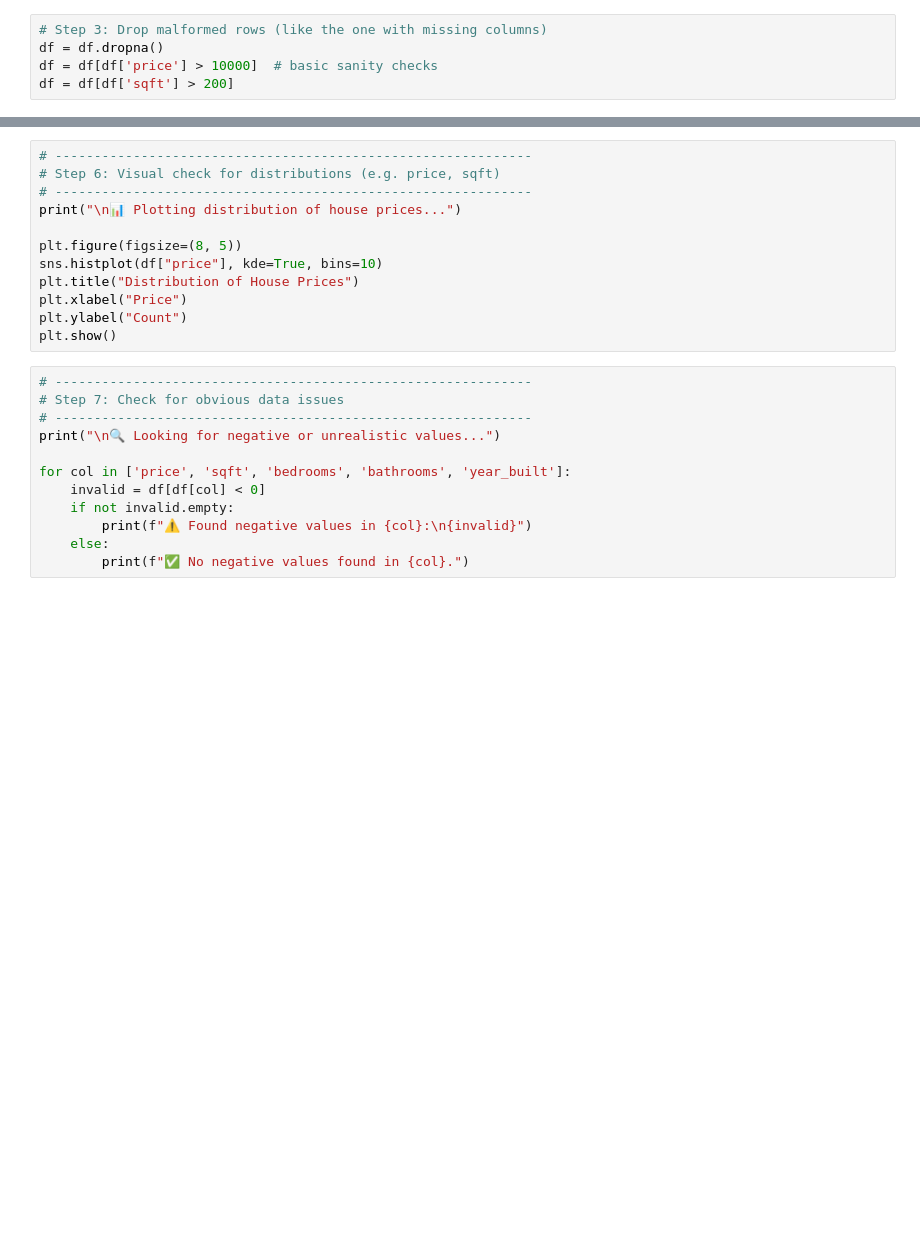
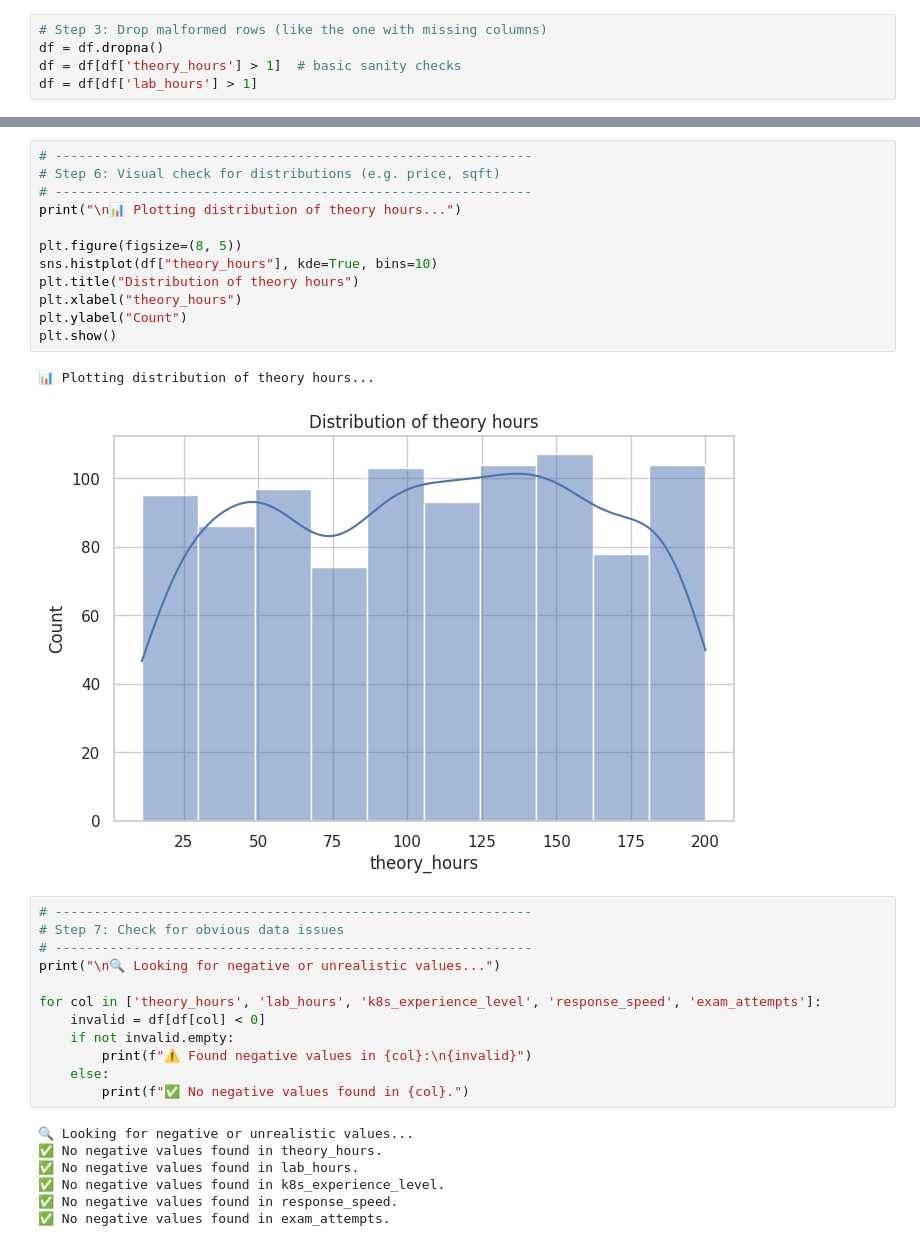
Before and after one commit to lfarizav/kubestronaut-predictor, a Jupyter notebook: notebooks/00_data_engineering.ipynb, the cells around one changed output, grey strips where cells are left out. Saved outputs shown, nothing was run; the diff lists cells and outputs as text; blank space fills up the shorter version.

```diff
--- a/notebooks/00_data_engineering.ipynb
+++ b/notebooks/00_data_engineering.ipynb
@@ -32,8 +75,8 @@ print(df.isnull().sum())
 # %%
 # Step 3: Drop malformed rows (like the one with missing columns)
 df = df.dropna()
-df = df[df['price'] > 10000]  # basic sanity checks
-df = df[df['sqft'] > 200]
+df = df[df['theory_hours'] > 1]  # basic sanity checks
+df = df[df['lab_hours'] > 1]
 # %%
 # -------------------------------------------------------------
 # Step 4: Standardize column names (basic cleanup)
@@ -52,27 +120,37 @@ print(df.describe())
 # %%
 # -------------------------------------------------------------
 # Step 6: Visual check for distributions (e.g. price, sqft)
 # -------------------------------------------------------------
-print("\n📊 Plotting distribution of house prices...")
+print("\n📊 Plotting distribution of theory hours...")
 
 plt.figure(figsize=(8, 5))
-sns.histplot(df["price"], kde=True, bins=10)
-plt.title("Distribution of House Prices")
-plt.xlabel("Price")
+sns.histplot(df["theory_hours"], kde=True, bins=10)
+plt.title("Distribution of theory hours")
+plt.xlabel("theory_hours")
 plt.ylabel("Count")
 plt.show()
+# %% [output]
+📊 Plotting distribution of theory hours...
+[figure, added]
 # %%
 # -------------------------------------------------------------
 # Step 7: Check for obvious data issues
 # -------------------------------------------------------------
 print("\n🔍 Looking for negative or unrealistic values...")
 
-for col in ['price', 'sqft', 'bedrooms', 'bathrooms', 'year_built']:
+for col in ['theory_hours', 'lab_hours', 'k8s_experience_level', 'response_speed', 'exam_attempts']:
     invalid = df[df[col] < 0]
     if not invalid.empty:
         print(f"⚠️ Found negative values in {col}:\n{invalid}")
     else:
         print(f"✅ No negative values found in {col}.")
+# %% [output]
+🔍 Looking for negative or unrealistic values...
+✅ No negative values found in theory_hours.
+✅ No negative values found in lab_hours.
+✅ No negative values found in k8s_experience_level.
+✅ No negative values found in response_speed.
+✅ No negative values found in exam_attempts.
 # %%
 # -------------------------------------------------------------
 # Step 8: Drop duplicates if any
```
Also changed, not shown: parts of 7 cells of this notebook.
